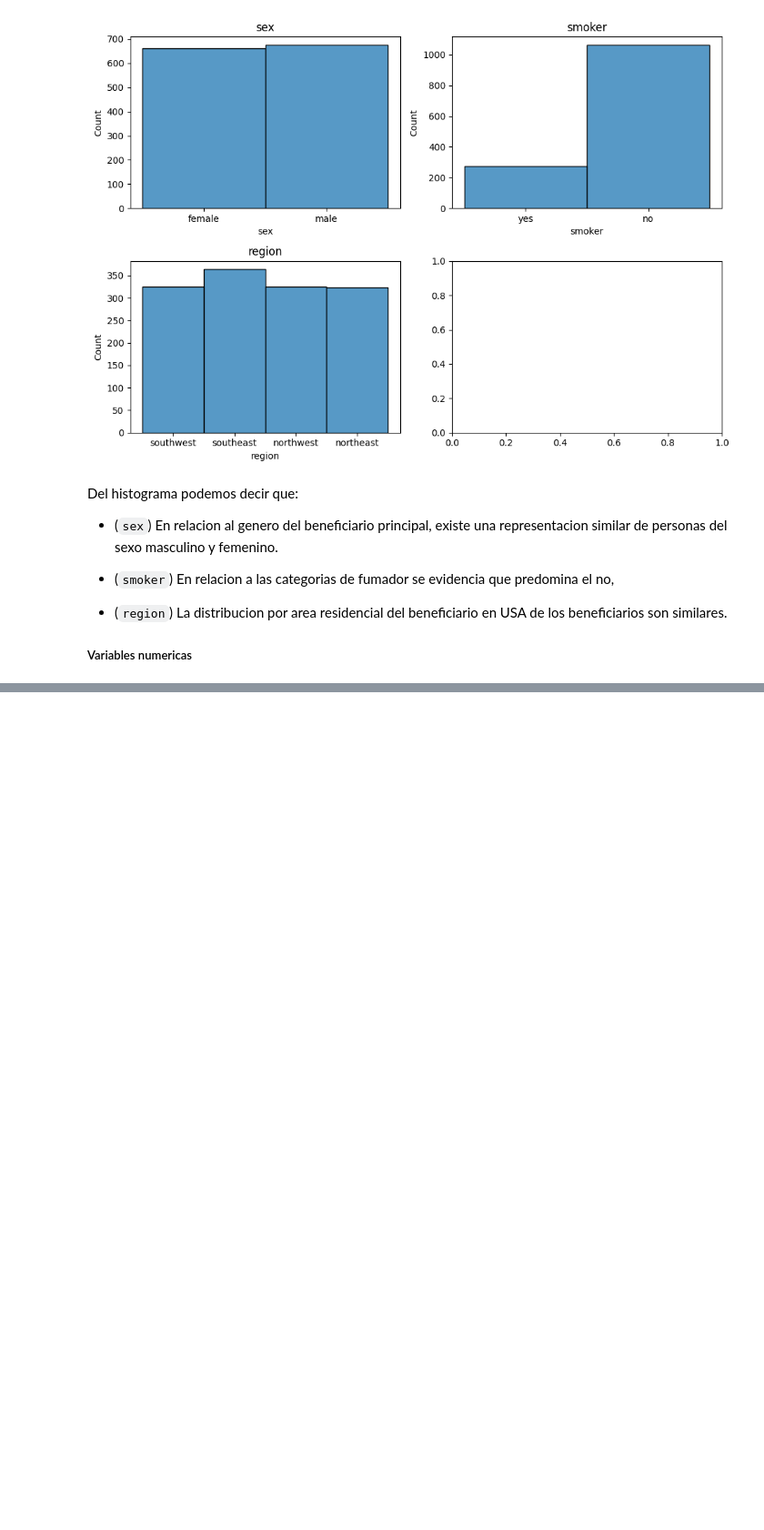
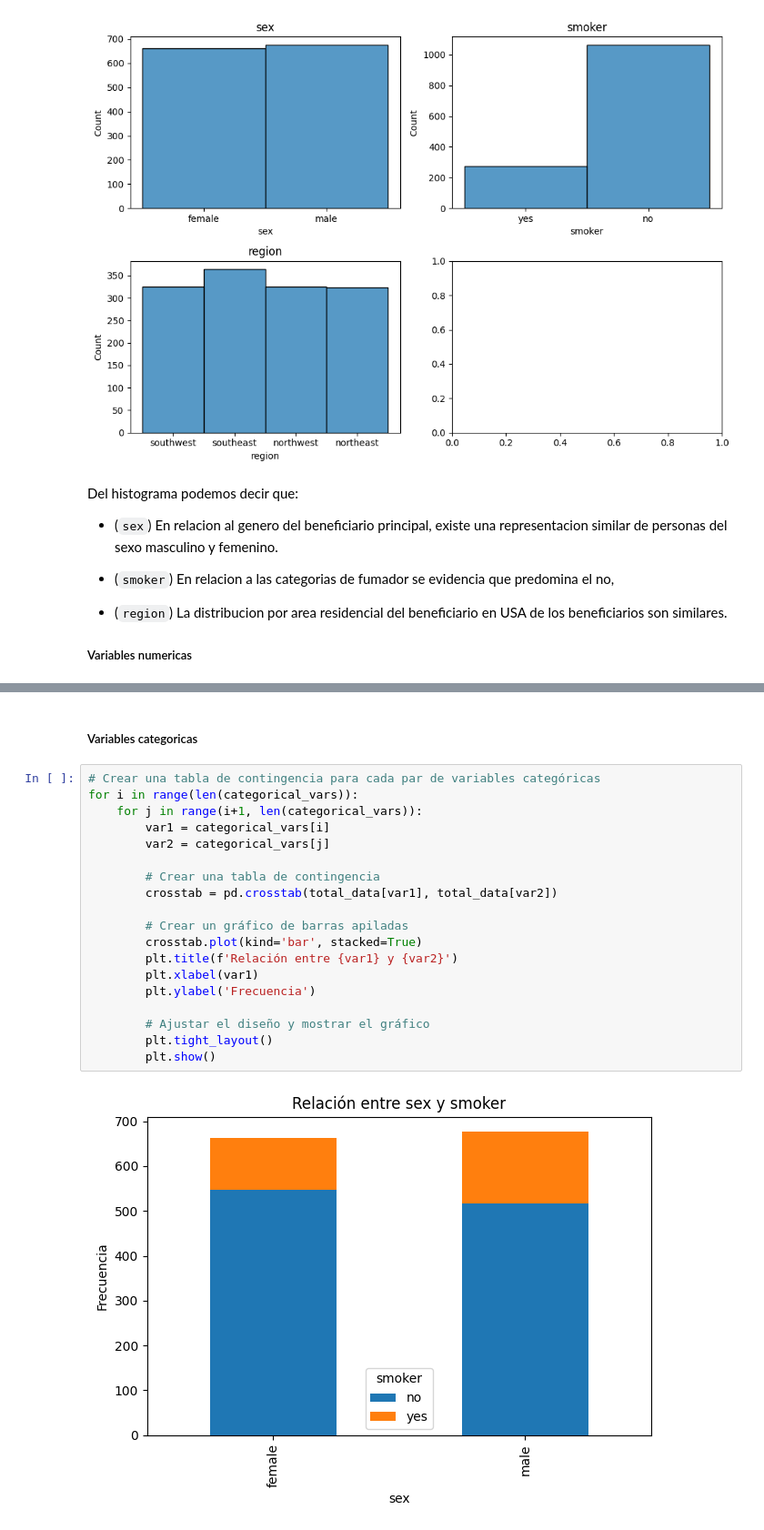
Before and after one commit to pjparreaza/LINEAR_REGRESSION, a Jupyter notebook: src/explore.ipynb, the cells around one changed output, grey strips where cells are left out. Shown at 91% size. Saved outputs shown, nothing was run; the diff lists cells and outputs as text; blank space fills up the shorter version.

```diff
--- a/src/explore.ipynb
+++ b/src/explore.ipynb
@@ -141,0 +183,23 @@ Del histograma y diagrama de caja podemos decir que:
+# %% [markdown]
+##### Variables categoricas
+# %%
+# Crear una tabla de contingencia para cada par de variables categóricas
+for i in range(len(categorical_vars)):
+    for j in range(i+1, len(categorical_vars)):
+        var1 = categorical_vars[i]
+        var2 = categorical_vars[j]
+
+        # Crear una tabla de contingencia
+        crosstab = pd.crosstab(total_data[var1], total_data[var2])
+
+        # Crear un gráfico de barras apiladas
+        crosstab.plot(kind='bar', stacked=True)
+        plt.title(f'Relación entre {var1} y {var2}')
+        plt.xlabel(var1)
+        plt.ylabel('Frecuencia')
+
+        # Ajustar el diseño y mostrar el gráfico
+        plt.tight_layout()
+        plt.show()
+# %% [output]
+[figure, added]
```
Also changed, not shown: parts of 11 cells of this notebook.
